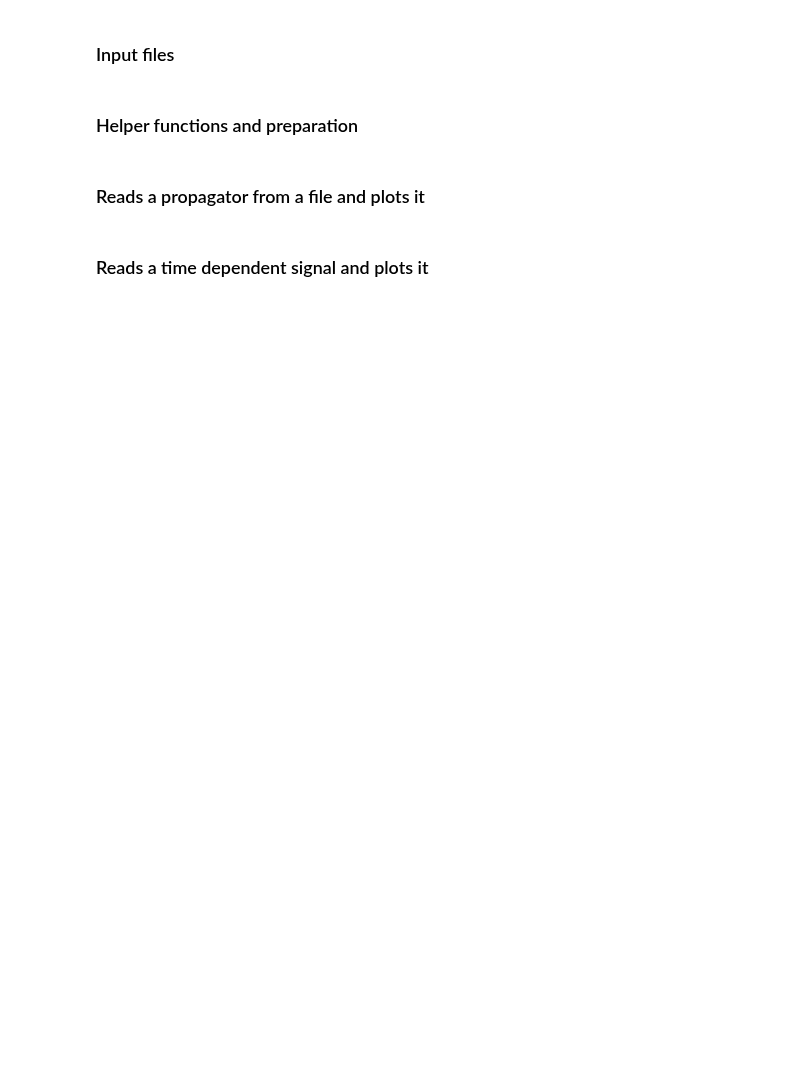
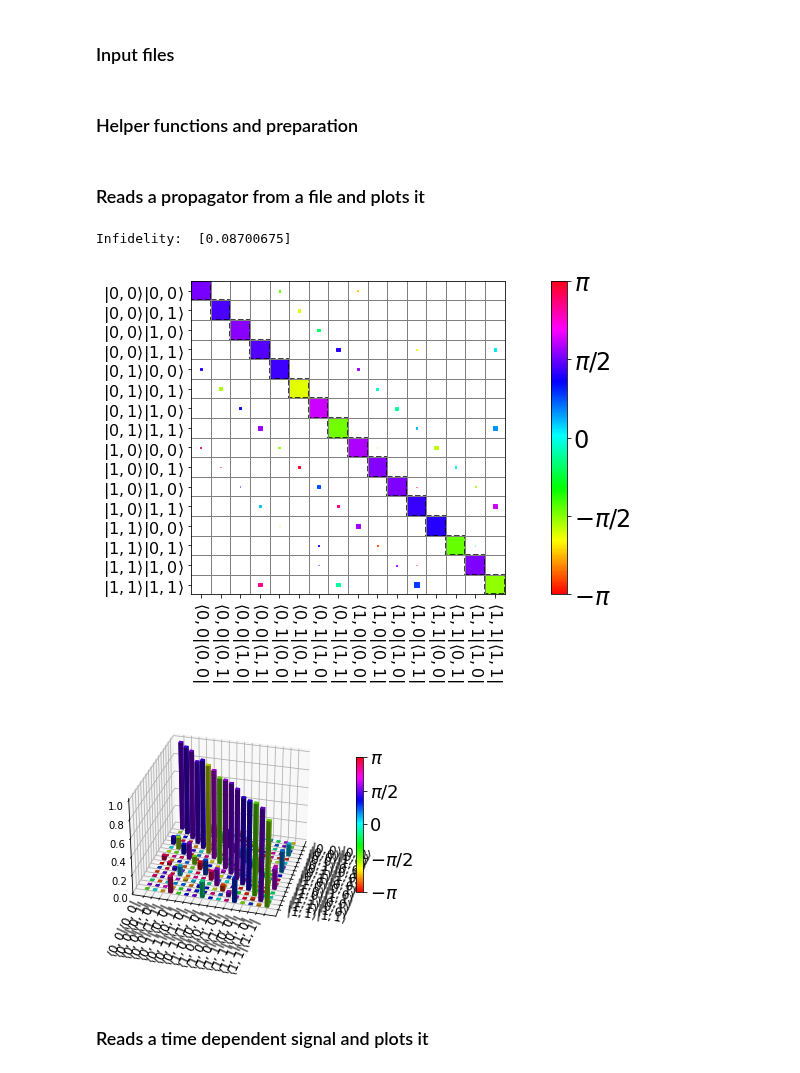
Before and after one commit to alex-simm/c3, a Jupyter notebook: four_level_transmons/plotting/plotting_two_transmons.ipynb, the cells around one changed output. Saved outputs shown, nothing was run; the diff lists cells and outputs as text; code cells hidden in the pictures; blank space fills up the shorter version.

```diff
--- a/four_level_transmons/plotting/plotting_two_transmons.ipynb
+++ b/four_level_transmons/plotting/plotting_two_transmons.ipynb
@@ -20,4 +20,5 @@ import four_level_transmons.custom_gates as custom_gates
 from c3.utils import tf_utils
 from c3.generator.generator import Generator
 
+plt.rcParams["pdf.use14corefonts"] = True
 np.set_printoptions(linewidth=300)
@@ -25,9 +29,10 @@ np.set_printoptions(linewidth=300)
 ### Input files
 # %%
 #baseDir = '/home/user/Schreibtisch/results/4-level qubit/two transmons/Fourier basis 5 levels, 1000ns/CZ/10/'
-baseDir = '/home/user/Schreibtisch/results/4-level qubit/two transmons/Fourier basis 5 levels, 1000ns/CZ neu/10/'
+baseDir = '/home/user/Schreibtisch/results/4-level qubit/two transmons/fourier basis/1000ns/CZ neu/10/'
 propagator = np.load(baseDir + 'propagator_after.npy')
-propagatorShort = np.load(baseDir + 'propagator_after_0.01ns.npy')
+#propagatorShort = np.load(baseDir + 'propagator_after_0.01ns.npy')
+hamiltonian = np.load(baseDir + 'hamiltonian_timedependent_after.npy')
 time, signal = np.load(baseDir + 'signal_t1_after.npy')
 #_, entropy = np.load(baseDir + '/home/user/Schreibtisch/results/4-level qubit/2 LOs/1 transmon/iCNOT/entanglement_after.npy',allow_pickle=True)
 # %% [markdown]
@@ -77,36 +82,42 @@ def plotPropagators():
     #ideal = qt_utils.np_kron_n([constants.GATES["rz90p"], constants.Id])
     #ideal = np.array([[1,0,0,-1j], [0,1,-1j,0], [0,-1j,1,0], [-1j,0,0,1]]) / np.sqrt(2.0)
     ideal = custom_gates.GATE_CZ_t1q2_t2q2
     #ideal = np.eye(16) + 0.0j * np.eye(16)
     idealPadded = qt_utils.pad_matrix(ideal, propagator.shape[0] - ideal.shape[0], 'fulluni')
     print("Infidelity: ", 1.0 - tf_utils.tf_unitary_overlap(propagatorProjected, ideal).numpy())
 
     # Correct the global phase in the propagator, which might be different from the ideal gate
     phase = np.angle(ideal[0, 0]) - np.angle(propagator[0, 0])
     propagatorCorrected = propagator * np.exp(1.0j * phase)
     propagatorCorrectedProjected = tf_utils.tf_project_to_comp(
         propagatorCorrected, dims=[5, 5], index=[0, 1], outdims=[4, 4]
     )
 
     baseDir = "/home/user"
     #plotting.plotComplexMatrixHinton(ideal, maxAbsolute=1, xlabels=level_labels_bra, ylabels=level_labels_ket,
     #                                 gridColour="gray", colourMap='hsv', tickLabelSize=16)
     #plotting.plotComplexMatrixHinton(propagator, maxAbsolute=1,
     #                                 xlabels=utilities.createTwoTransmonsQubitLabels(makeLatexBras=True, labelLeakageAsNumbers=False),
     #                                 ylabels=utilities.createTwoTransmonsQubitLabels(makeLatexKets=True, labelLeakageAsNumbers=False), gridColour="gray",
     #                                 filename=f'{baseDir}/{name}_propagator.pdf', colourMap='hsv', tickLabelSize=16)
     plotting.plotComplexMatrixHinton(propagatorProjected, maxAbsolute=1,
                                      xlabels=utilities.createTwoTransmonsQubitLabels(makeLatexBras=True, includeLeakage=False),
                                      ylabels=utilities.createTwoTransmonsQubitLabels(makeLatexKets=True, includeLeakage=False), gridColour="gray",
                                      filename=f'{baseDir}/{name}_propagator.pdf', colourMap='hsv', tickLabelSize=16,
                                      comparisonMatrix=ideal)
-    #plotting.plotComplexMatrix(propagatorProjected, colourMap='hsv', xlabels=level_labels_bra, ylabels=level_labels_ket,
-#                           filename='/home/user/rx90p_q2_propagator_3d.pdf')
-    maxz = np.max(np.absolute(propagatorCorrectedProjected - ideal))
+    plotting.plotComplexMatrix(propagatorProjected, colourMap='hsv',
+                               xlabels=utilities.createTwoTransmonsQubitLabels(makeLatexBras=True, includeLeakage=False),
+                               ylabels=utilities.createTwoTransmonsQubitLabels(makeLatexKets=True, includeLeakage=False),
+                               filename='/home/user/rx90p_q2_propagator_3d.pdf')
+    #maxz = np.max(np.absolute(propagatorCorrectedProjected - ideal))
     #plotting.plotComplexMatrix(propagatorCorrectedProjected - ideal, xlabels=utilities.createTwoTransmonsQubitLabels(makeLatexKets=True, includeLeakage=False),
     #                           ylabels=utilities.createTwoTransmonsQubitLabels(makeLatexBras=True, includeLeakage=False), filename=f'/home/user/{name}_propagator_diff.pdf',
     #                           colourMap='hsv', zlimits=(0.0, 0.1), zticks=np.round(np.arange(0.0, maxz, maxz / 5), 2))
 plotPropagators()
+# %% [output]
+Infidelity:  [0.08700675]
+[figure, added]
+[figure, added]
 # %% [markdown]
 ### Reads a time dependent signal and plots it
 # %%
```
Also changed, not shown: parts of 3 cells of this notebook, 7 other files.
